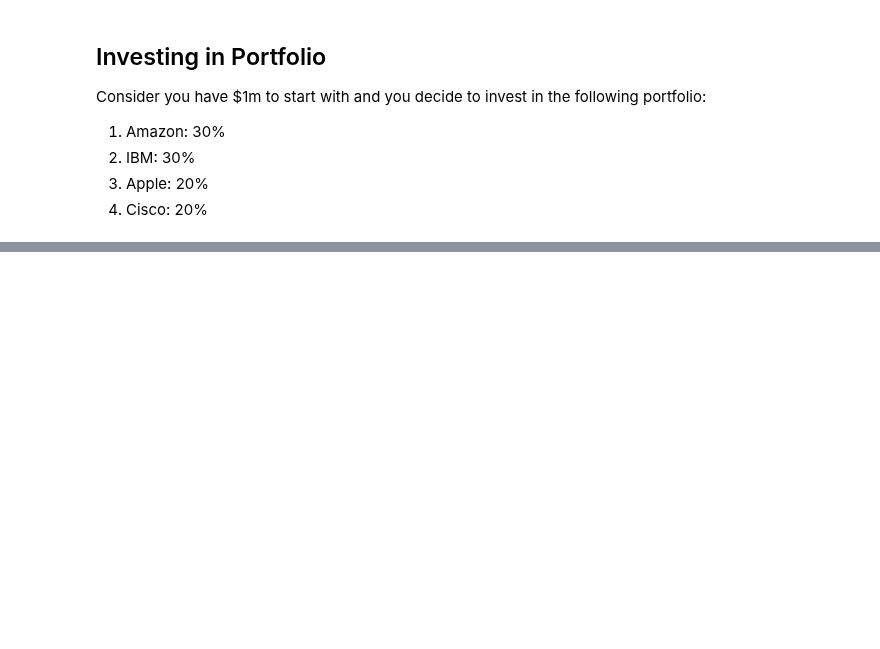
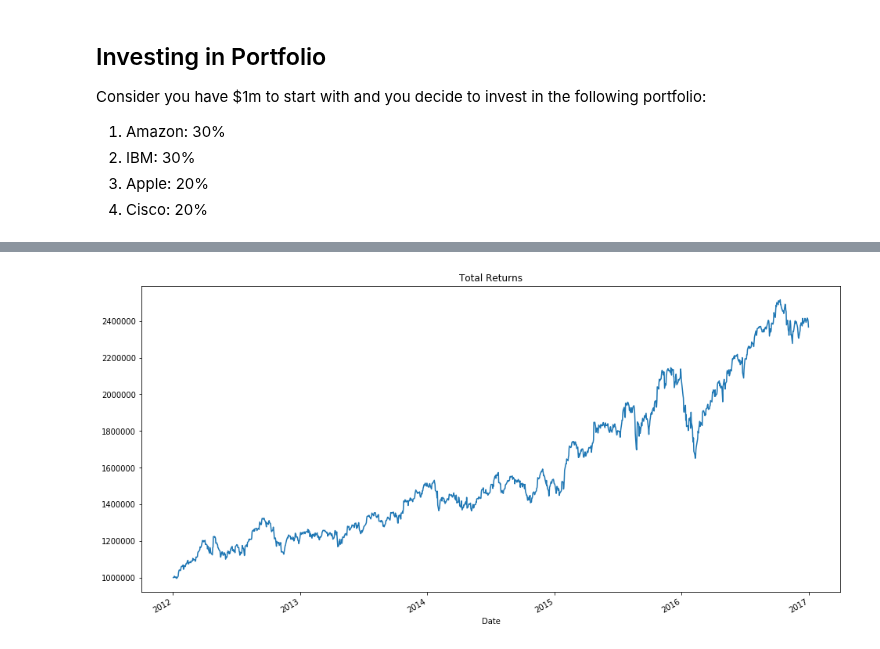
Before and after one commit to maykulkarni/algo_trading, a Jupyter notebook: 5. Finance Fundamentals.ipynb, the cells around one changed output, grey strips where cells are left out. Drawn from its saved outputs; the diff is of its cells as text; code cells hidden in the pictures; blank space fills up the shorter version.

```diff
--- a/5. Finance Fundamentals.ipynb
+++ b/5. Finance Fundamentals.ipynb
@@ -94,0 +127,6 @@ Consider you have $1m to start with and you decide to invest in the following po
+# %%
+returns_df["Total"] = (returns_df["Amazon"] + returns_df["Apple"] + returns_df["IBM"] + returns_df["Cisco"])
+returns_df["Total"].plot()
+plt.title("Total Returns");
+# %% [output]
+[figure, added]
```
Also changed, not shown: parts of 19 cells of this notebook, 1 other file.
